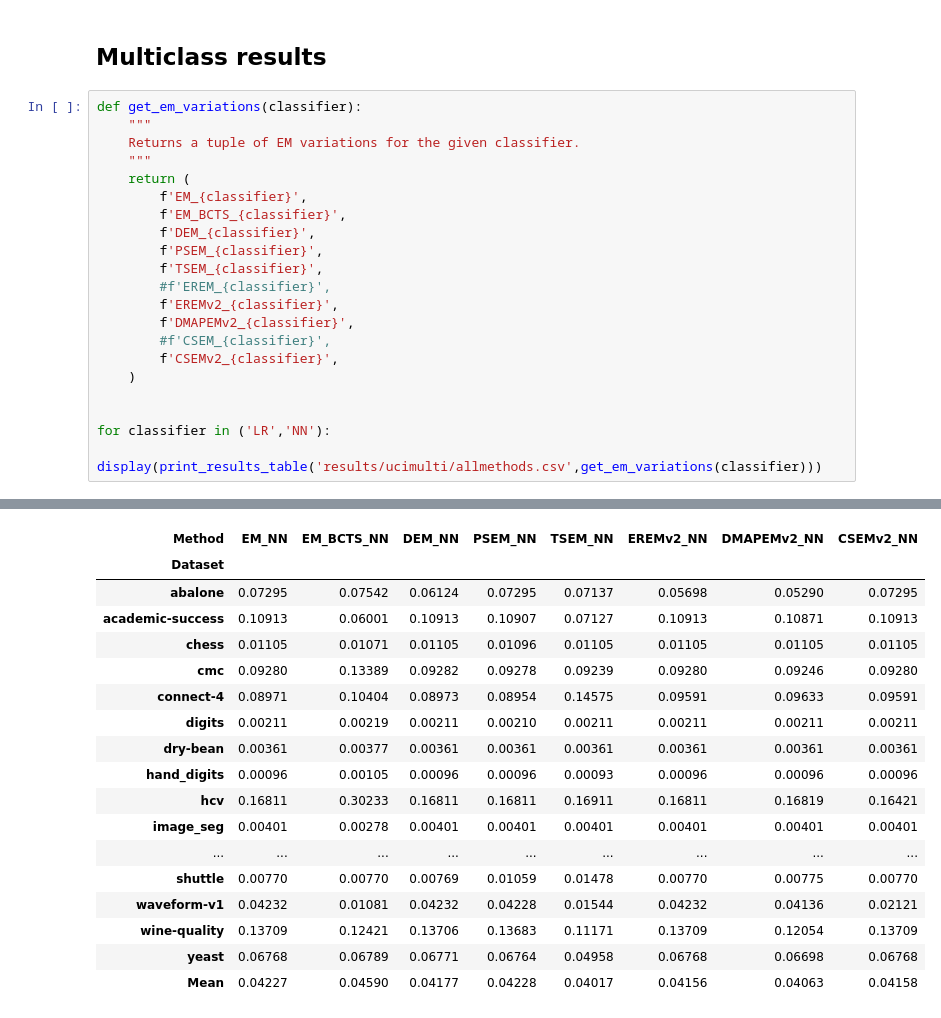
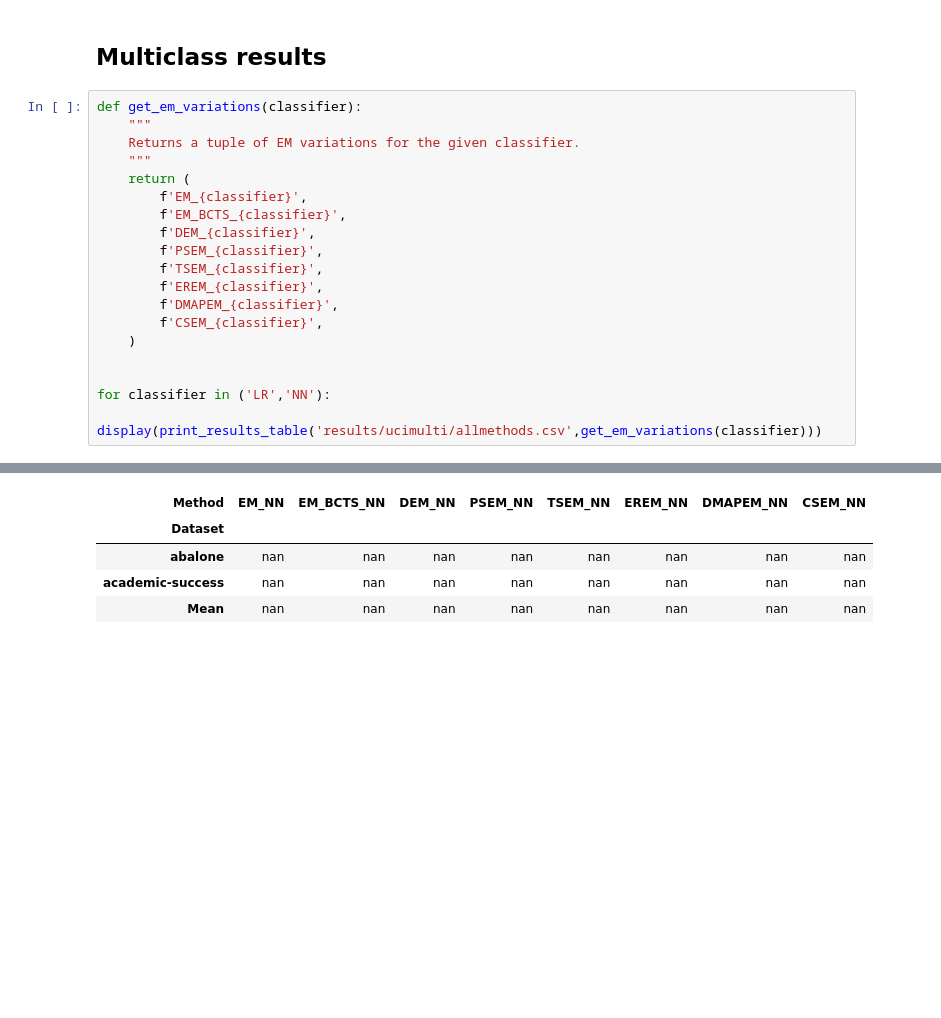
Before and after one commit to pglez82/emq-stabilization, a Jupyter notebook: formatresults.ipynb, the cells around one changed output, grey strips where cells are left out. Drawn from its saved outputs; the diff is of its cells as text; blank space fills up the shorter version.

```diff
--- a/formatresults.ipynb
+++ b/formatresults.ipynb
@@ -114,11 +114,9 @@ def get_em_variations(classifier):
         f'DEM_{classifier}',
         f'PSEM_{classifier}',
         f'TSEM_{classifier}',
-        #f'EREM_{classifier}',
-        f'EREMv2_{classifier}',
-        f'DMAPEMv2_{classifier}',
-        #f'CSEM_{classifier}',
-        f'CSEMv2_{classifier}',
+        f'EREM_{classifier}',
+        f'DMAPEM_{classifier}',
+        f'CSEM_{classifier}',
     )
 
 
@@ -146,21 +131,8 @@ for classifier in ('LR','NN'):
-| Method | EM_NN | EM_BCTS_NN | DEM_NN | PSEM_NN | TSEM_NN | EREMv2_NN | DMAPEMv2_NN | CSEMv2_NN |
+| Method | EM_NN | EM_BCTS_NN | DEM_NN | PSEM_NN | TSEM_NN | EREM_NN | DMAPEM_NN | CSEM_NN |
 | Dataset |  |  |  |  |  |  |  |  |
-| abalone | 0.07295 | 0.07542 | 0.06124 | 0.07295 | 0.07137 | 0.05698 | 0.05290 | 0.07295 |
-| academic-success | 0.10913 | 0.06001 | 0.10913 | 0.10907 | 0.07127 | 0.10913 | 0.10871 | 0.10913 |
-| chess | 0.01105 | 0.01071 | 0.01105 | 0.01096 | 0.01105 | 0.01105 | 0.01105 | 0.01105 |
-| cmc | 0.09280 | 0.13389 | 0.09282 | 0.09278 | 0.09239 | 0.09280 | 0.09246 | 0.09280 |
-| connect-4 | 0.08971 | 0.10404 | 0.08973 | 0.08954 | 0.14575 | 0.09591 | 0.09633 | 0.09591 |
-| digits | 0.00211 | 0.00219 | 0.00211 | 0.00210 | 0.00211 | 0.00211 | 0.00211 | 0.00211 |
-| dry-bean | 0.00361 | 0.00377 | 0.00361 | 0.00361 | 0.00361 | 0.00361 | 0.00361 | 0.00361 |
-| hand_digits | 0.00096 | 0.00105 | 0.00096 | 0.00096 | 0.00093 | 0.00096 | 0.00096 | 0.00096 |
-| hcv | 0.16811 | 0.30233 | 0.16811 | 0.16811 | 0.16911 | 0.16811 | 0.16819 | 0.16421 |
-| image_seg | 0.00401 | 0.00278 | 0.00401 | 0.00401 | 0.00401 | 0.00401 | 0.00401 | 0.00401 |
-| ... | ... | ... | ... | ... | ... | ... | ... | ... |
-| shuttle | 0.00770 | 0.00770 | 0.00769 | 0.01059 | 0.01478 | 0.00770 | 0.00775 | 0.00770 |
-| waveform-v1 | 0.04232 | 0.01081 | 0.04232 | 0.04228 | 0.01544 | 0.04232 | 0.04136 | 0.02121 |
-| wine-quality | 0.13709 | 0.12421 | 0.13706 | 0.13683 | 0.11171 | 0.13709 | 0.12054 | 0.13709 |
-| yeast | 0.06768 | 0.06789 | 0.06771 | 0.06764 | 0.04958 | 0.06768 | 0.06698 | 0.06768 |
-| Mean | 0.04227 | 0.04590 | 0.04177 | 0.04228 | 0.04017 | 0.04156 | 0.04063 | 0.04158 |
+| abalone | nan | nan | nan | nan | nan | nan | nan | nan |
+| academic-success | nan | nan | nan | nan | nan | nan | nan | nan |
+| Mean | nan | nan | nan | nan | nan | nan | nan | nan |
 # %%
 print(export_results_to_latex('results/ucimulti/allmethods.csv',('EM_LR','EM_BCTS_LR','PSEM_LR','TSEM_LR','DMAPEMv2_LR','DEM_LR','CSEMv2_LR','EREMv2_LR'),('EMQ','Calib','Smooth','Temp','MAP','Damp','Conf','Ent')))
 print(export_results_to_latex('results/ucimulti/allmethods.csv',('EM_NN','EM_BCTS_NN','PSEM_NN','TSEM_NN','DMAPEMv2_NN','DEM_NN','CSEMv2_NN','EREMv2_NN'),('EMQ','Calib','Smooth','Temp','MAP','Damp','Conf','Ent')))
```
Also changed, not shown: parts of 3 cells of this notebook, 3 other files.
